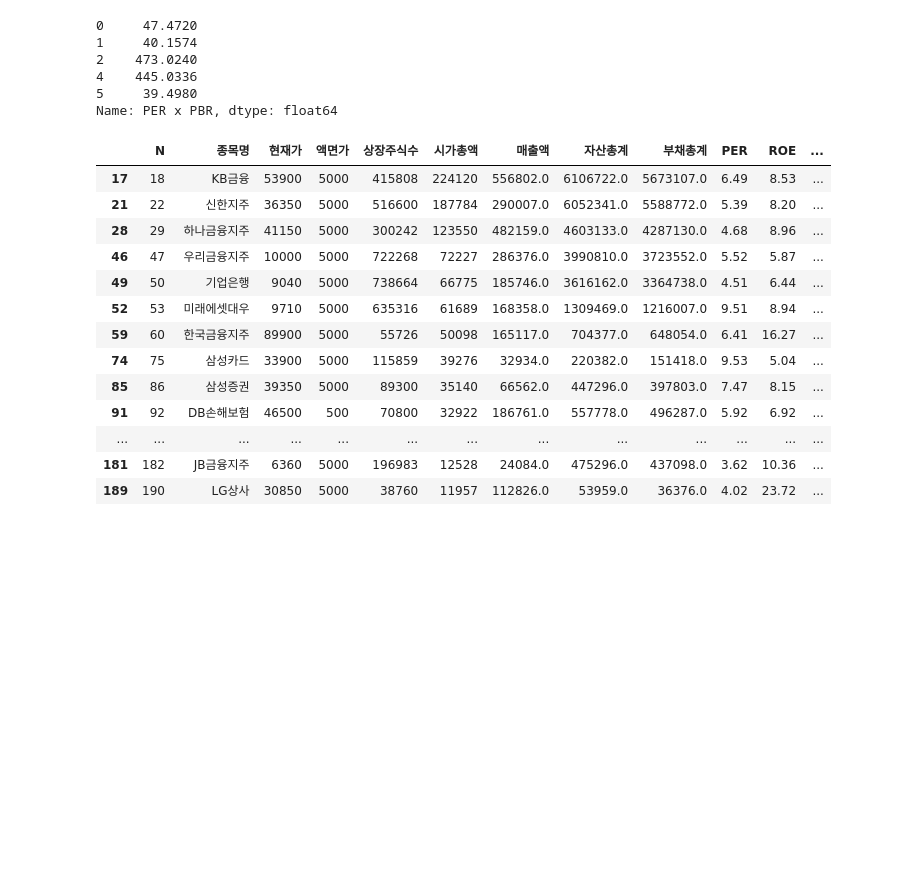
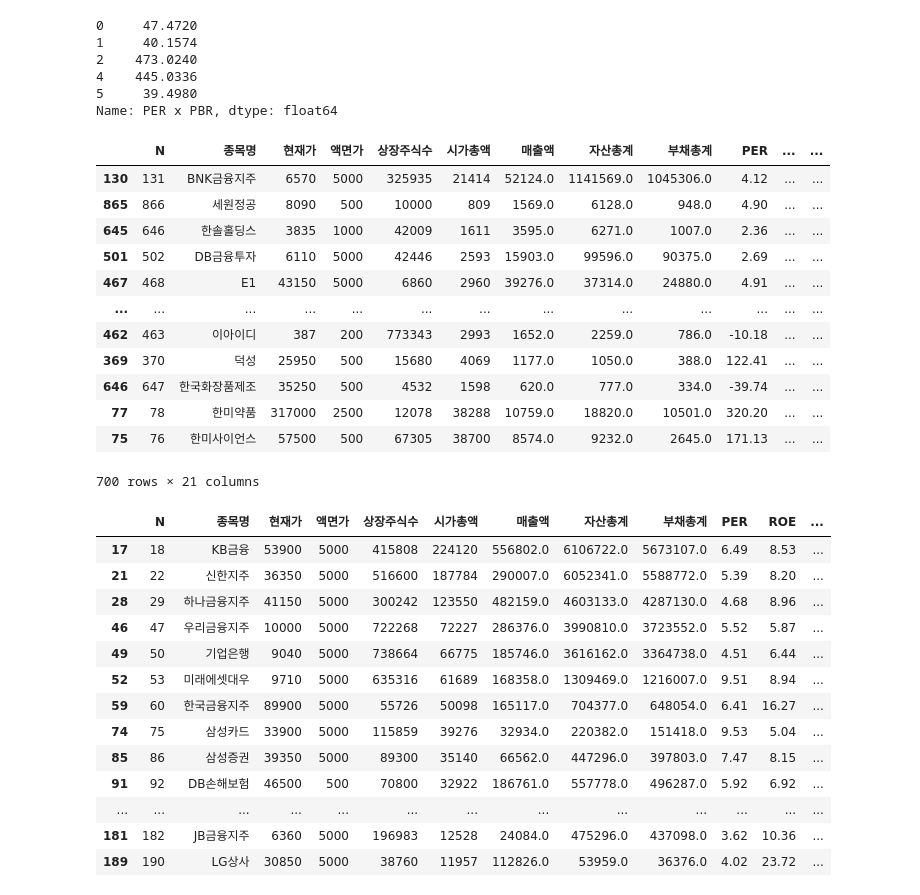
Before and after one commit to korea7030/sise_alarm, a Jupyter notebook: practice.ipynb, the cells around one changed output. Cells and saved outputs as stored; diff of their text form; code cells hidden in the pictures; blank space fills up the shorter version.

```diff
--- a/practice.ipynb
+++ b/practice.ipynb
@@ -158,3 +162,27 @@ Name: PER x PBR, dtype: float64
+# %%
+pd_result['RANK_BPR'] = pd_result['BPR'].rank(method='max', ascending=False)
+# %%
+pd_result['RANK_1/PER'] = pd_result['1/PER'].rank(method='max', ascending=False)
+# %%
+pd_result['RANK_VALUE'] = (pd_result['RANK_BPR'] + pd_result['RANK_1/PER']) / 2
+# %%
+pd_result = pd_result.sort_values(by=['RANK_VALUE'])
+# %%
+pd_result.loc[:75]
+# %% [output]
+|  | N | 종목명 | 현재가 | 액면가 | 상장주식수 | 시가총액 | 매출액 | 자산총계 | 부채총계 | PER | ... | ... |
+| 130 | 131 | BNK금융지주 | 6570 | 5000 | 325935 | 21414 | 52124.0 | 1141569.0 | 1045306.0 | 4.12 | ... | ... |
+| 865 | 866 | 세원정공 | 8090 | 500 | 10000 | 809 | 1569.0 | 6128.0 | 948.0 | 4.90 | ... | ... |
+| 645 | 646 | 한솔홀딩스 | 3835 | 1000 | 42009 | 1611 | 3595.0 | 6271.0 | 1007.0 | 2.36 | ... | ... |
+| 501 | 502 | DB금융투자 | 6110 | 5000 | 42446 | 2593 | 15903.0 | 99596.0 | 90375.0 | 2.69 | ... | ... |
+| 467 | 468 | E1 | 43150 | 5000 | 6860 | 2960 | 39276.0 | 37314.0 | 24880.0 | 4.91 | ... | ... |
+| ... | ... | ... | ... | ... | ... | ... | ... | ... | ... | ... | ... | ... |
+| 462 | 463 | 이아이디 | 387 | 200 | 773343 | 2993 | 1652.0 | 2259.0 | 786.0 | -10.18 | ... | ... |
+| 369 | 370 | 덕성 | 25950 | 500 | 15680 | 4069 | 1177.0 | 1050.0 | 388.0 | 122.41 | ... | ... |
+| 646 | 647 | 한국화장품제조 | 35250 | 500 | 4532 | 1598 | 620.0 | 777.0 | 334.0 | -39.74 | ... | ... |
+| 77 | 78 | 한미약품 | 317000 | 2500 | 12078 | 38288 | 10759.0 | 18820.0 | 10501.0 | 320.20 | ... | ... |
+| 75 | 76 | 한미사이언스 | 57500 | 500 | 67305 | 38700 | 8574.0 | 9232.0 | 2645.0 | 171.13 | ... | ... |
+700 rows × 21 columns
 # %%
 condition_result = pd_result[(pd_result['PER'] <= 10.0) & (pd_result['PBR'] < 1.0) & (pd_result['ROE'] > 5.0) & (pd_result['시가총액'] >= 10000.0 ) & (pd_result['부채비율'] <= 100.0) & (pd_result['BPS'] > pd_result['현재가'])]
 # %%
```
Also changed, not shown: parts of 2 cells of this notebook, 1 other file.
